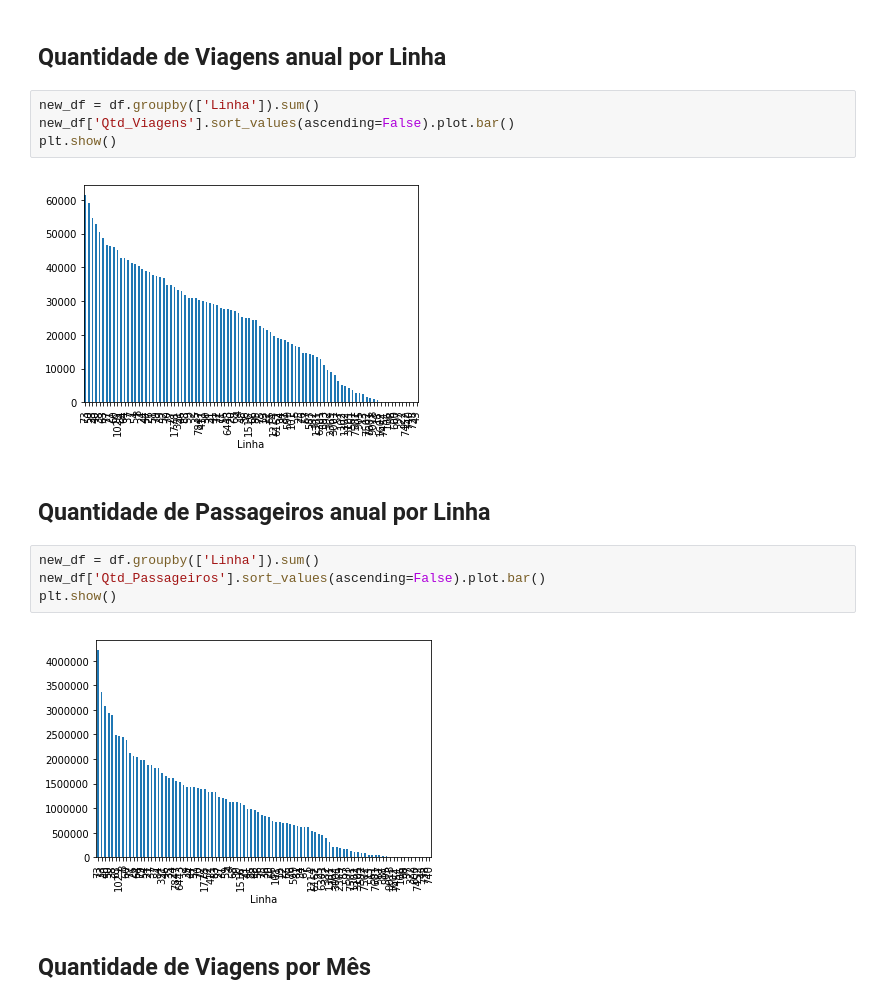
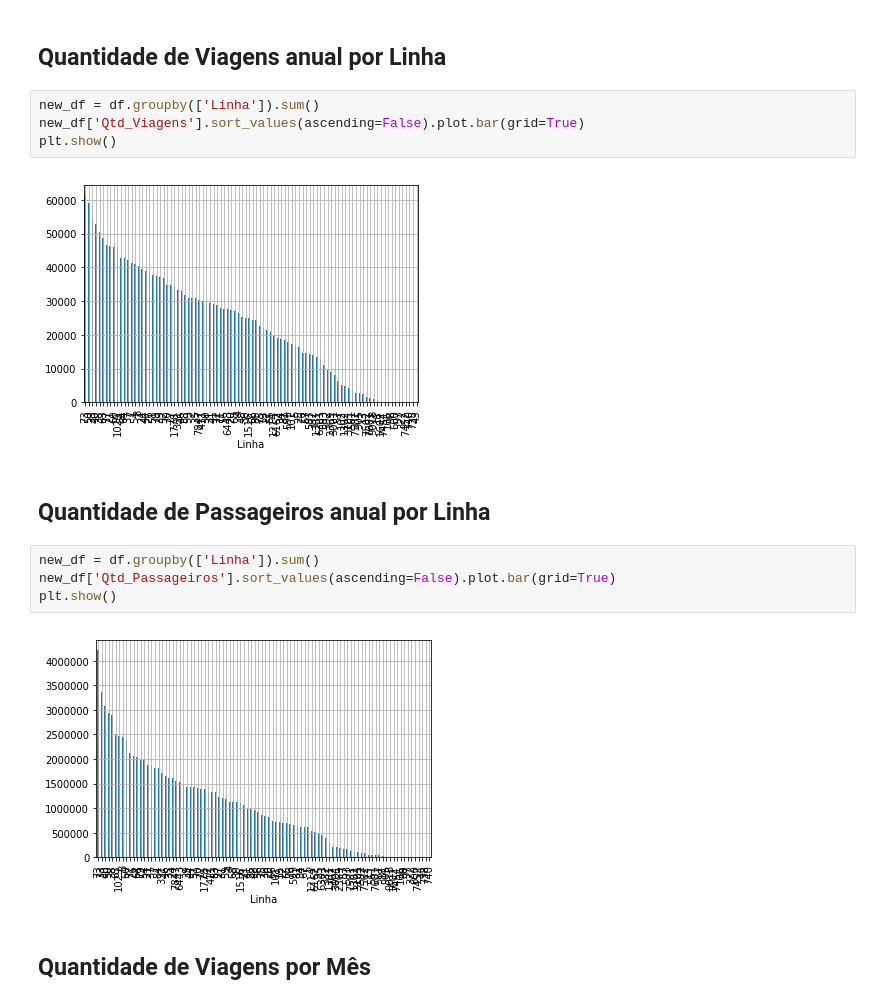
Before and after one commit to georgemaia/dadosabertos-mobilidade-rn-natal, a Jupyter notebook: Bilhetagem_Eletrônica-2018-Analitico.ipynb, the cells around one changed output. Cells and saved outputs as stored; diff of their text form.

```diff
--- a/Bilhetagem_Eletrônica-2018-Analitico.ipynb
+++ b/Bilhetagem_Eletrônica-2018-Analitico.ipynb
@@ -174,18 +174,18 @@ plt.show()
 ## Quantidade de Viagens anual por Linha
 # %%
 new_df = df.groupby(['Linha']).sum()
-new_df['Qtd_Viagens'].sort_values(ascending=False).plot.bar()
+new_df['Qtd_Viagens'].sort_values(ascending=False).plot.bar(grid=True)
 plt.show()
 # %% [output]
-[figure, old version]
+[figure, new version]
 # %% [markdown]
 ## Quantidade de Passageiros anual por Linha
 # %%
 new_df = df.groupby(['Linha']).sum()
-new_df['Qtd_Passageiros'].sort_values(ascending=False).plot.bar()
+new_df['Qtd_Passageiros'].sort_values(ascending=False).plot.bar(grid=True)
 plt.show()
 # %% [output]
-[figure, old version]
+[figure, new version]
 # %% [markdown]
 ## Quantidade de Viagens por Mês
 # %%
```
Also changed, not shown: parts of 6 cells of this notebook, 1 other file.
